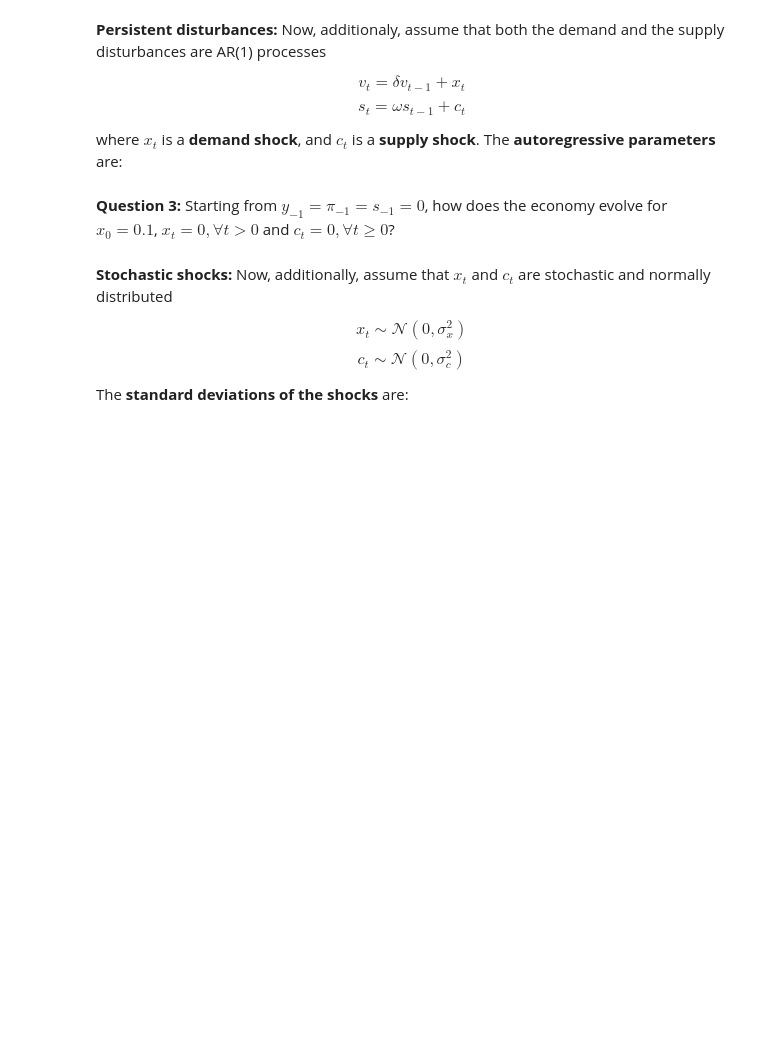
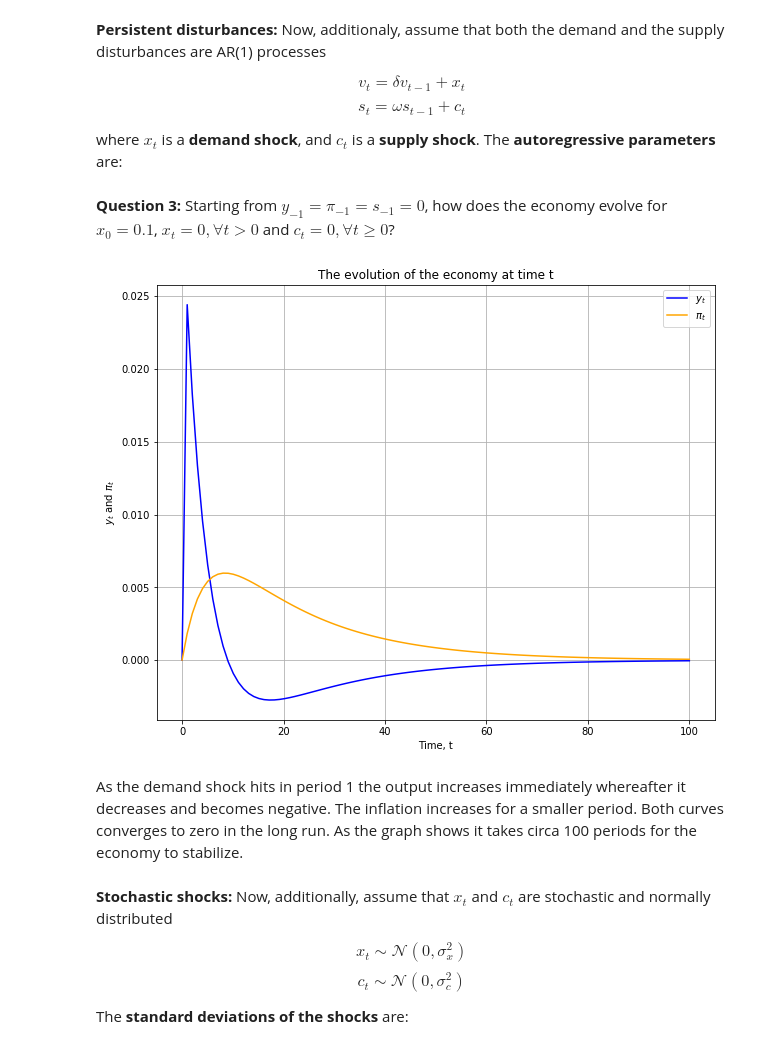
Before and after one commit to NumEconCopenhagen/projects-2019-alexander-helene, a Jupyter notebook: examproject/exam_2019.ipynb, the cells around one changed output. Drawn from its saved outputs; the diff is of its cells as text; code cells hidden in the pictures; blank space fills up the shorter version.

```diff
--- a/examproject/exam_2019.ipynb
+++ b/examproject/exam_2019.ipynb
@@ -451,3 +614,6 @@ par['delta'] = 0.80
 par['omega'] = 0.15
 # %% [markdown]
 **Question 3:** Starting from $y_{-1} = \pi_{-1} = s_{-1} = 0$, how does the economy evolve for $x_0 = 0.1$, $x_t = 0, \forall t > 0$ and $c_t = 0, \forall t \geq 0$?
+# %%
+#Define new symbols relevant for the question
+sigma_x, sigma_c, delta, omega, x, c = sm.symbols('sigma_x sigma_c delta omega x c')
@@ -454,3 +646,49 @@ par['omega'] = 0.15
+# %%
+# Set parameter values for delta and omega
+delta = 0.8
+omega = 0.15
+
+# Set a random seed
+seed = 2030
+np.random.seed(seed)
+
+# Simulating for 100 periods
+T = 100
+
+# Creating empty vectors to append to simulation in the loop
+y_vec = [0]
+pi_vec = [0]
+v_vec = [0]
+s_vec = [0]
+x_vec=np.zeros(T)
+c_vec=np.zeros(T)
+x_vec[1]=0.1
+
+# The model is simulated in a range of 100 periods.
+# The loop appends the result of every new period to the empty vectors created above.
+for t in range(1,T):
+
+    v_vec.append(v_func(v_vec[t-1], x_vec[t]))
+    s_vec.append(s_func(s_vec[t-1], c_vec[t]))
+
+    y_vec.append(y_lamb(alpha, h, phi, s_vec[t-1], y_vec[t-1], pi_vec[t-1], s_vec[t], v_vec[t], b, gamma))
+    pi_vec.append(pi_lamb(v_vec[t], alpha, b, gamma, h, phi, s_vec[t-1], y_vec[t-1], pi_vec[t-1], s_vec[t]))
+# %%
+# Plot showing the evolution of y and pi with a demand shock v
+time = np.linspace(0,T,T)
+plt.figure(figsize=(10,8))
+plt.plot(time,y_vec, "blue", label='$y_t$')
+plt.plot(time, pi_vec, "orange", label='$\pi_t$')
+plt.xlabel('Time, t')
+plt.ylabel('$y_t$ and $\pi_t$')
+plt.title('The evolution of the economy at time t')
+plt.grid()
+plt.legend()
+plt.show()
+# %% [output]
+[figure, added]
+# %% [markdown]
+As the demand shock hits in period 1 the output increases immediately whereafter it decreases and becomes negative. The inflation increases for a smaller period. Both curves converges to zero in the long run. As the graph shows it takes circa 100 periods for the economy to stabilize.
 # %% [markdown]
 **Stochastic shocks:** Now, additionally, assume that $x_t$ and $c_t$ are stochastic and normally distributed
 
```
Also changed, not shown: parts of 31 cells of this notebook.
